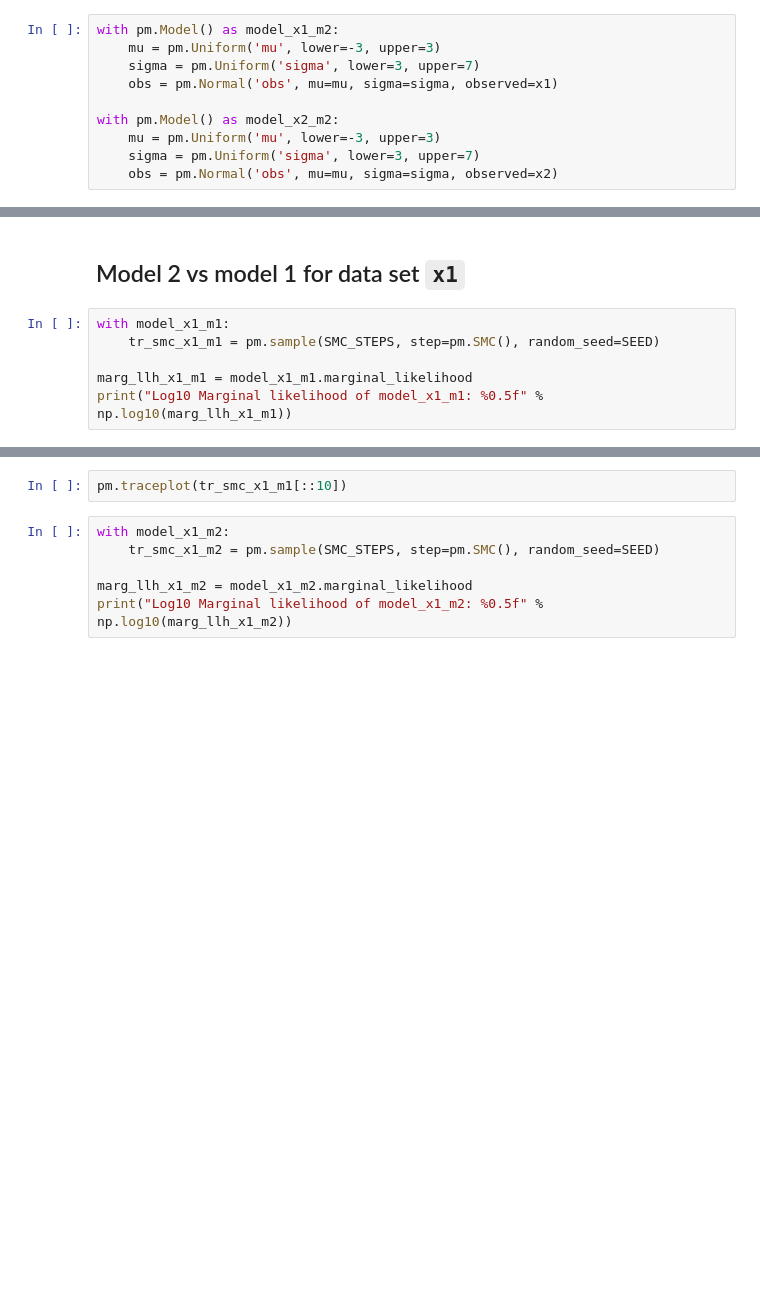
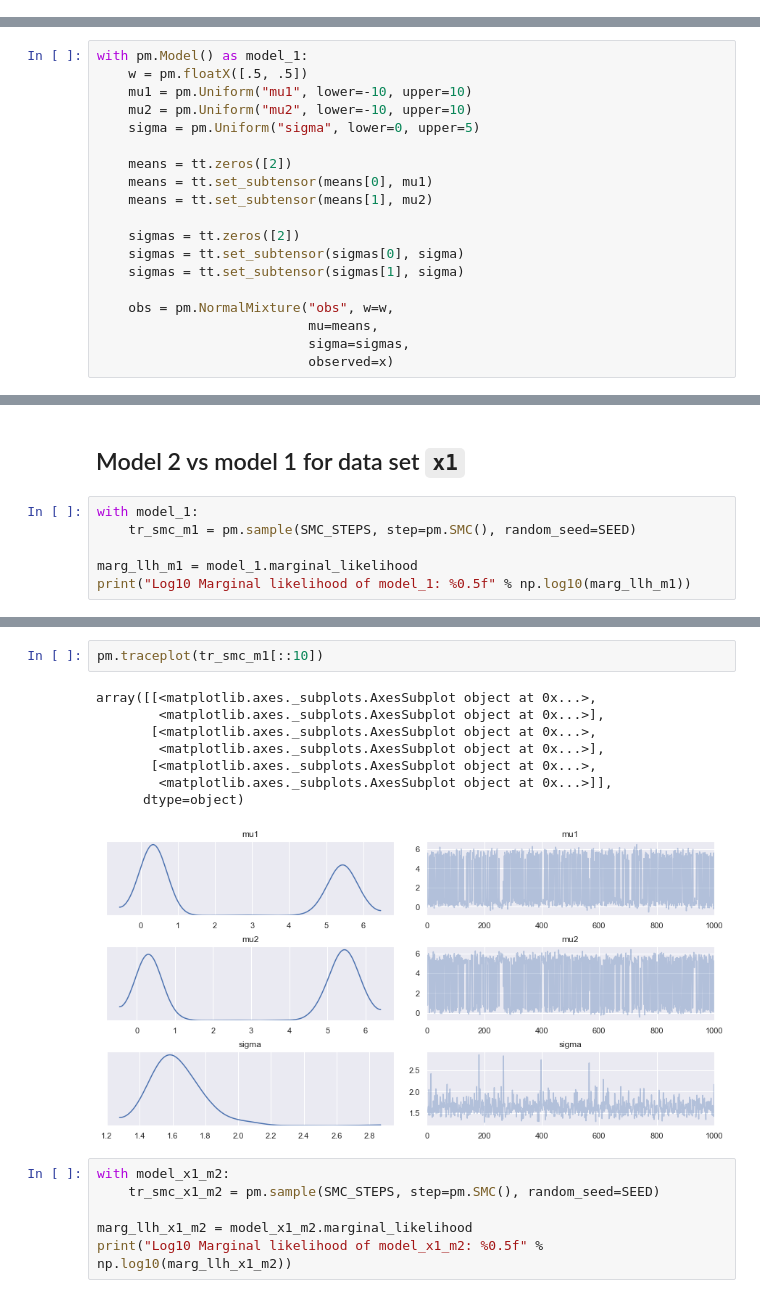
Before and after one commit to nguyentrunghai/bayesian_itc_racemic, a Jupyter notebook: scripts/test_BAR_for_bayes_factors.ipynb, the cells around one changed output, grey strips where cells are left out. Drawn from its saved outputs; the diff is of its cells as text; blank space fills up the shorter version.

```diff
--- a/scripts/test_BAR_for_bayes_factors.ipynb
+++ b/scripts/test_BAR_for_bayes_factors.ipynb
@@ -57,10 +38,0 @@ with pm.Model() as model_x2_m1:
-# %%
-with pm.Model() as model_x1_m2:
-    mu = pm.Uniform('mu', lower=-3, upper=3)
-    sigma = pm.Uniform('sigma', lower=3, upper=7)
-    obs = pm.Normal('obs', mu=mu, sigma=sigma, observed=x1)
-
-with pm.Model() as model_x2_m2:
-    mu = pm.Uniform('mu', lower=-3, upper=3)
-    sigma = pm.Uniform('sigma', lower=3, upper=7)
-    obs = pm.Normal('obs', mu=mu, sigma=sigma, observed=x2)
@@ -66,0 +42,19 @@ with pm.Model() as model_x2_m2:
+# %%
+with pm.Model() as model_1:
+    w = pm.floatX([.5, .5])
+    mu1 = pm.Uniform("mu1", lower=-10, upper=10)
+    mu2 = pm.Uniform("mu2", lower=-10, upper=10)
+    sigma = pm.Uniform("sigma", lower=0, upper=5)
+
+    means = tt.zeros([2])
+    means = tt.set_subtensor(means[0], mu1)
+    means = tt.set_subtensor(means[1], mu2)
+
+    sigmas = tt.zeros([2])
+    sigmas = tt.set_subtensor(sigmas[0], sigma)
+    sigmas = tt.set_subtensor(sigmas[1], sigma)
+
+    obs = pm.NormalMixture("obs", w=w,
+                           mu=means,
+                           sigma=sigmas,
+                           observed=x)
@@ -69,8 +132,8 @@ with pm.Model() as model_x2_m2:
 # %% [markdown]
 ## Model 2 vs model 1 for data set `x1`
 # %%
-with model_x1_m1:
-    tr_smc_x1_m1 = pm.sample(SMC_STEPS, step=pm.SMC(), random_seed=SEED)
+with model_1:
+    tr_smc_m1 = pm.sample(SMC_STEPS, step=pm.SMC(), random_seed=SEED)
 
-marg_llh_x1_m1 = model_x1_m1.marginal_likelihood
-print("Log10 Marginal likelihood of model_x1_m1: %0.5f" % np.log10(marg_llh_x1_m1))
+marg_llh_m1 = model_1.marginal_likelihood
+print("Log10 Marginal likelihood of model_1: %0.5f" % np.log10(marg_llh_m1))
@@ -77,5 +149,14 @@ print("Log10 Marginal likelihood of model_x1_m1: %0.5f" % np.log10(marg_llh_x1_m
 # %%
-pm.traceplot(tr_smc_x1_m1[::10])
+pm.traceplot(tr_smc_m1[::10])
+# %% [output]
+array([[<matplotlib.axes._subplots.AxesSubplot object at 0x...>,
+        <matplotlib.axes._subplots.AxesSubplot object at 0x...>],
+       [<matplotlib.axes._subplots.AxesSubplot object at 0x...>,
+        <matplotlib.axes._subplots.AxesSubplot object at 0x...>],
+       [<matplotlib.axes._subplots.AxesSubplot object at 0x...>,
+        <matplotlib.axes._subplots.AxesSubplot object at 0x...>]],
+      dtype=object)
+[figure, added]
 # %%
 with model_x1_m2:
     tr_smc_x1_m2 = pm.sample(SMC_STEPS, step=pm.SMC(), random_seed=SEED)
```
Also changed, not shown: parts of 20 cells of this notebook.
